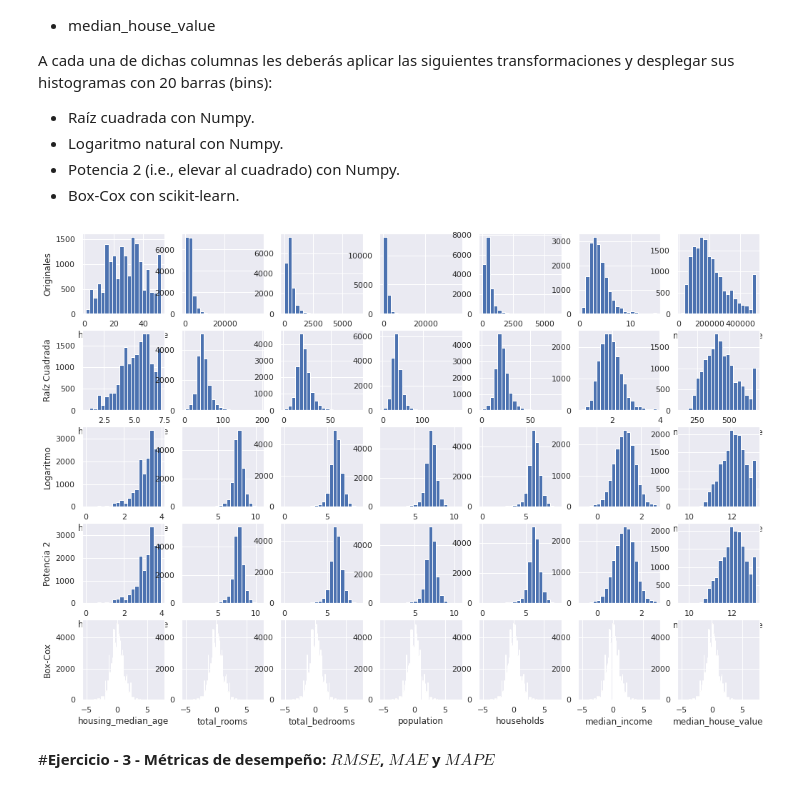
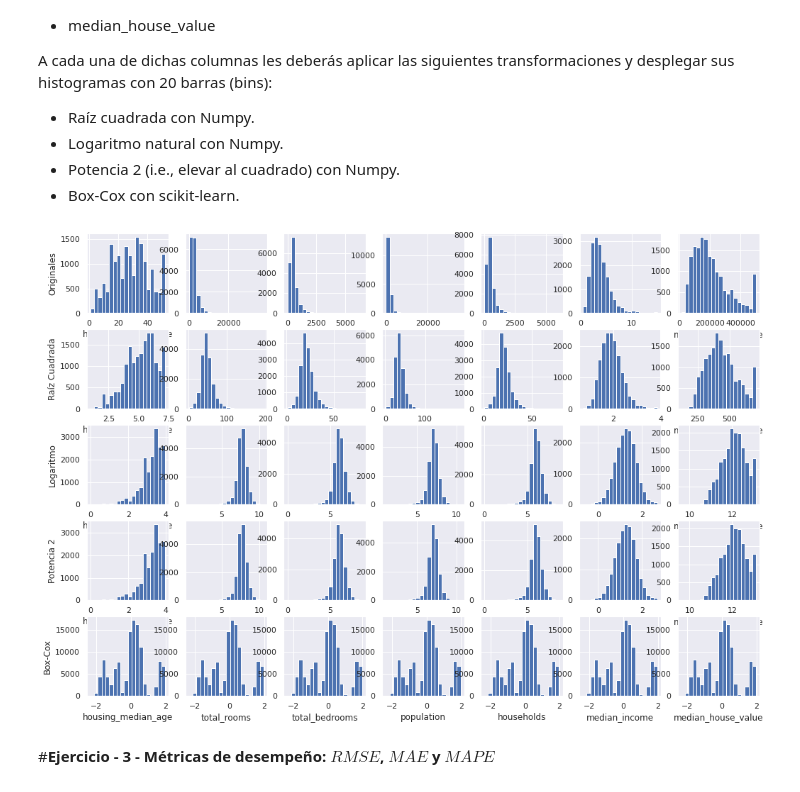
Before and after one commit to A01793546/MNA_IAyAA, a Jupyter notebook: MNA_IAyAA_semana_2_Actividad.ipynb, the cells around one changed output. Saved outputs shown, nothing was run; the diff lists cells and outputs as text; code cells hidden in the pictures.

```diff
--- a/MNA_IAyAA_semana_2_Actividad.ipynb
+++ b/MNA_IAyAA_semana_2_Actividad.ipynb
@@ -164,36 +164,36 @@ for k in range(0,7):
 
 
     # Datos transformados con la potencia de 2 ---------------------------------
     plt.subplot(5,7,k+22)
 
     Transf3 = np.power(Transf0,2)                                    #  En esta línea debes elevar al cuadrado los valores de cada variable "k" sin transformar.
     plt.hist(Transf2[Transf2.columns[k]],bins=20)                    #  En este línea agrega el comando para obtener el histograma de Transf3 con 20 barras (bins).
 
 
     plt.xlabel(variables_a_transformar[k])
     if k==0:
       plt.ylabel('Potencia 2')
 
 
     # Datos transformados con Box-Cox ------------------------------------------
     plt.subplot(5,7,k+29)
 
-    Transf4 = power_transform(np.array(Transf0),method='box-cox')       #  En esta línea se debe aplicar la transformación Box-Cox a los valores de cada variable "k" sin transformar.
-    plt.hist(Transf4,bins=20)                                              #  En este línea agrega el comando para obtener el histograma de Transf4 con 20 barras (bins).
+    Transf4 = power_transform(np.array(Transf0).reshape(-1,1), method = 'box-cox')       #  En esta línea se debe aplicar la transformación Box-Cox a los valores de cada variable "k" sin transformar.
+    plt.hist(Transf4,bins=20)                                                            #  En este línea agrega el comando para obtener el histograma de Transf4 con 20 barras (bins).
 
 
     plt.xlabel(variables_a_transformar[k])
     if k==0:
       plt.ylabel('Box-Cox')
 
     # TERMINA LA SECCIÓN PARA AGREGAR CÓDIGO.
     ################################################################################################################
 
 
 
 plt.show()
 # %% [output]
-[figure, old version]
+[figure, new version]
 # %% [markdown]
 #**Ejercicio - 3 - Métricas de desempeño: $RMSE$, $MAE$ y $MAPE$**
 # %% [markdown]
```
Also changed, not shown: parts of 1 cell of this notebook.
